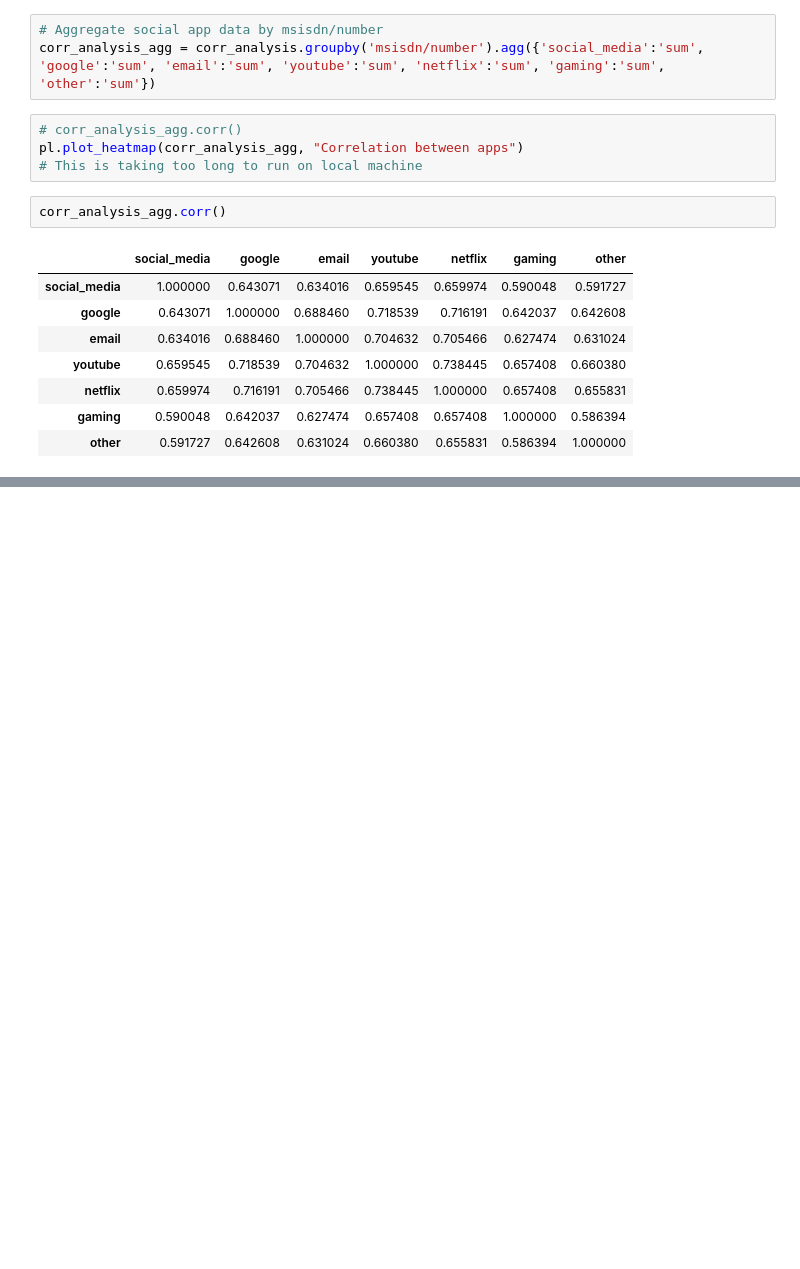
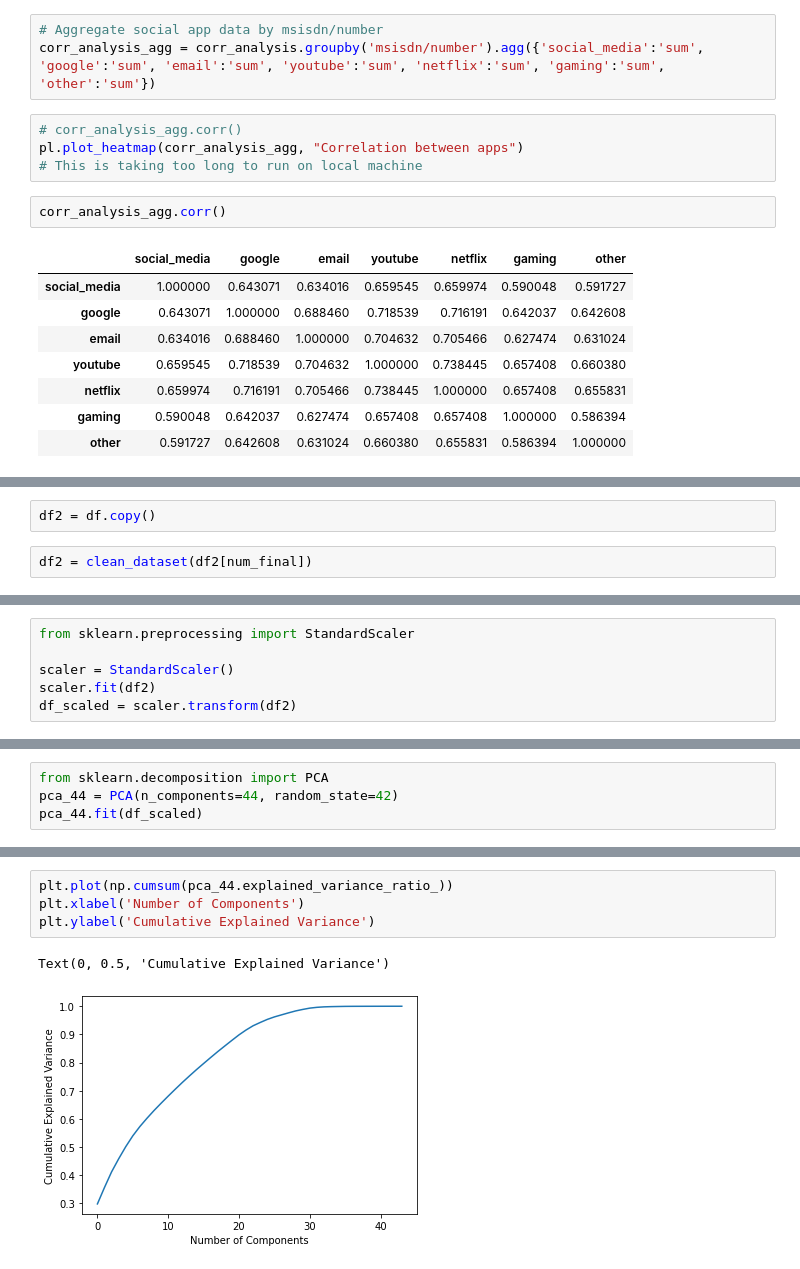
Before and after one commit to jedisam/Telecom-Data-Analysis, a Jupyter notebook: notebooks/userOverview.ipynb, the cells around one changed output, grey strips where cells are left out. Saved outputs shown, nothing was run; the diff lists cells and outputs as text; blank space fills up the shorter version.

```diff
--- a/notebooks/userOverview.ipynb
+++ b/notebooks/userOverview.ipynb
@@ -1015,0 +1040,4 @@ corr_analysis_agg.corr()
+# %%
+df2 = df.copy()
+# %%
+df2 = clean_dataset(df2[num_final])
@@ -1015,0 +1053,6 @@ corr_analysis_agg.corr()
+# %%
+from sklearn.preprocessing import StandardScaler
+
+scaler = StandardScaler()
+scaler.fit(df2)
+df_scaled = scaler.transform(df2)
@@ -1015,0 +1063,4 @@ corr_analysis_agg.corr()
+# %%
+from sklearn.decomposition import PCA
+pca_44 = PCA(n_components=44, random_state=42)
+pca_44.fit(df_scaled)
@@ -1015,0 +1093,7 @@ corr_analysis_agg.corr()
+# %%
+plt.plot(np.cumsum(pca_44.explained_variance_ratio_))
+plt.xlabel('Number of Components')
+plt.ylabel('Cumulative Explained Variance')
+# %% [output]
+Text(0, 0.5, 'Cumulative Explained Variance')
+[figure, added]
```
Also changed, not shown: parts of 23 cells of this notebook.
